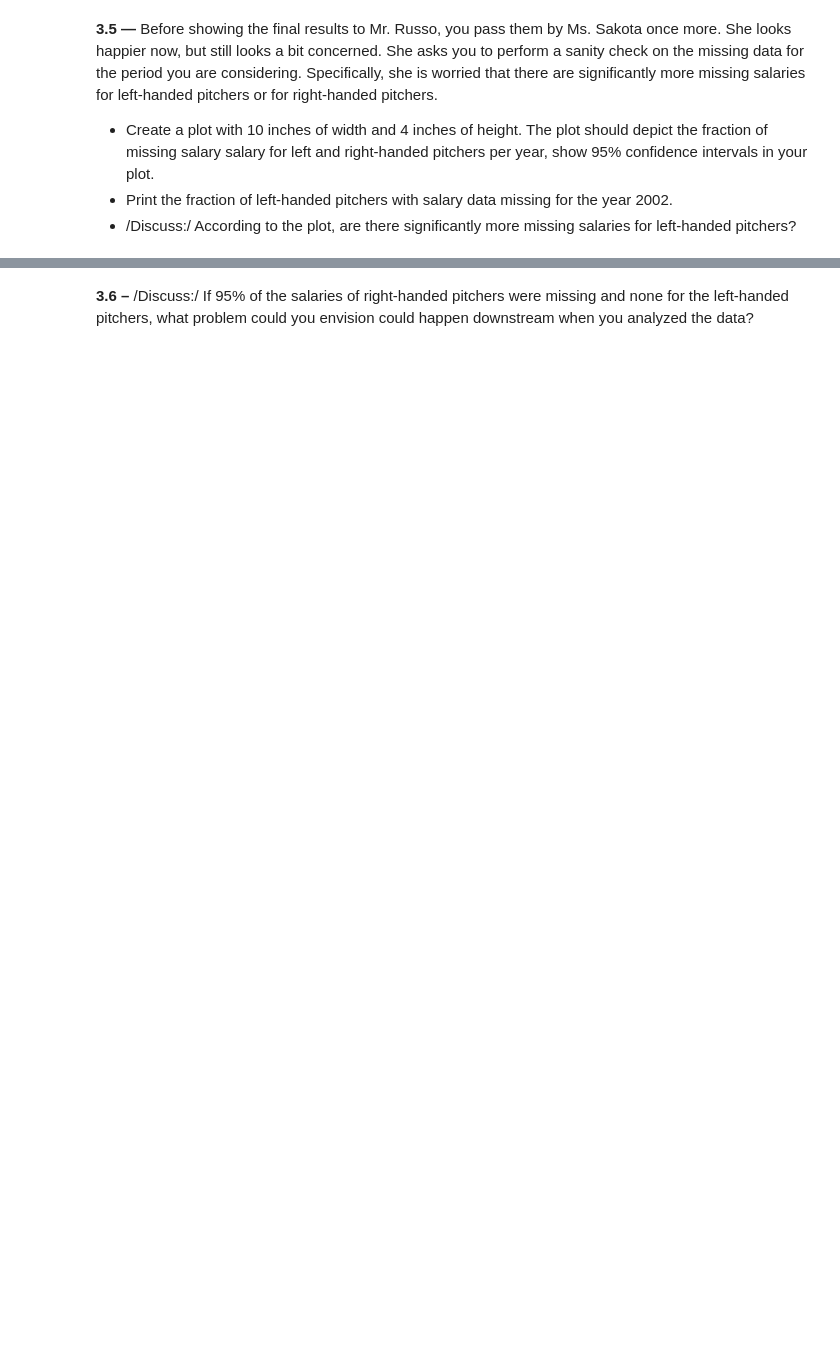
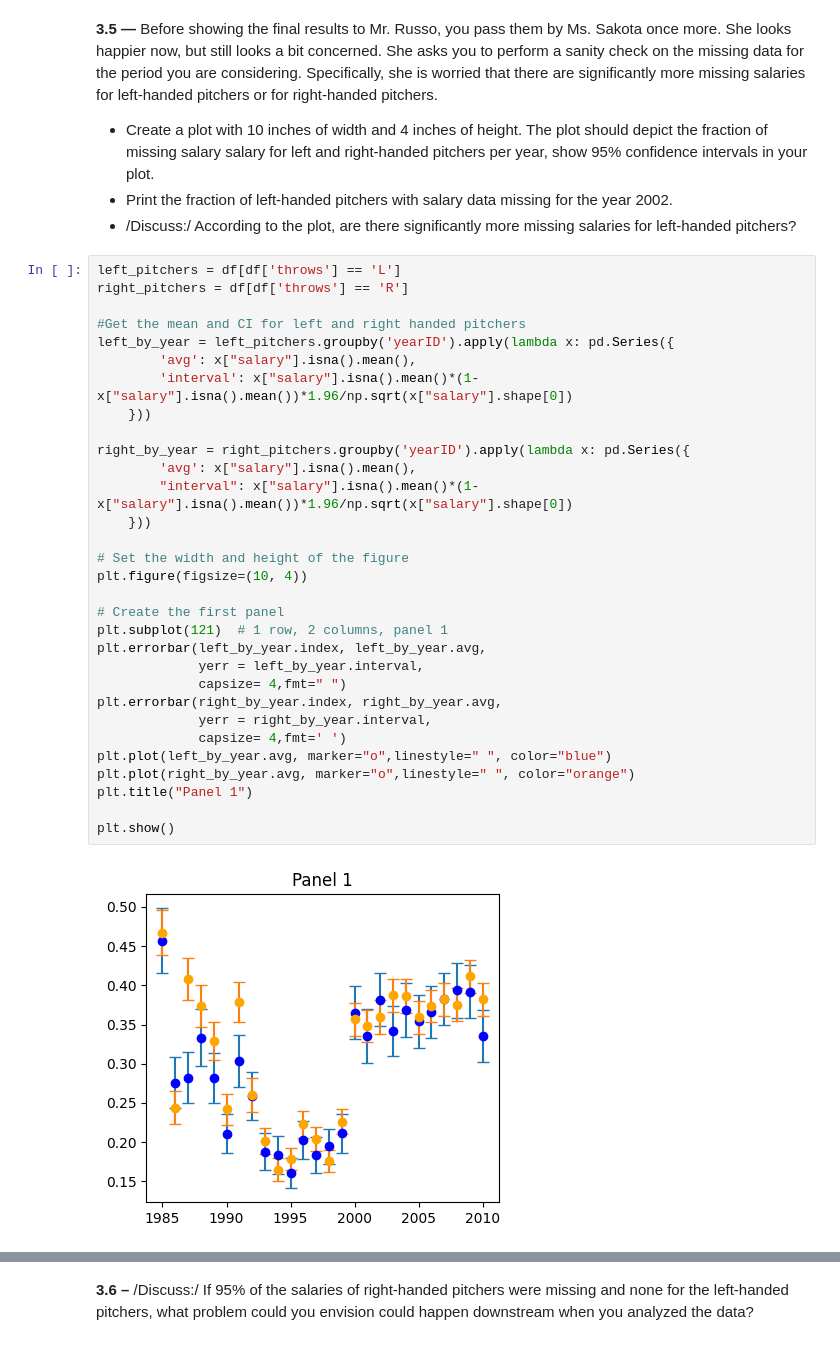
Before and after one commit to benjaminAouzir/FautTrouverUnNomPourADA, a Jupyter notebook: 01 - Pandas Data Wrangling and Data Viz/h1.ipynb, the cells around one changed output, grey strips where cells are left out. Saved outputs shown, nothing was run; the diff lists cells and outputs as text; blank space fills up the shorter version.

```diff
--- a/01 - Pandas Data Wrangling and Data Viz/h1.ipynb
+++ b/01 - Pandas Data Wrangling and Data Viz/h1.ipynb
@@ -469,3 +610,36 @@ Additionally, print, for the year 1999:
 - Create a plot with 10 inches of width and 4 inches of height. The plot should depict the fraction of missing salary  salary for left and right-handed pitchers per year, show 95% confidence intervals in your plot.
 - Print the fraction of left-handed pitchers with salary data missing for the year 2002.
 - /Discuss:/ According to the plot, are there significantly more missing salaries for left-handed pitchers?
+# %%
+left_pitchers = df[df['throws'] == 'L']
+right_pitchers = df[df['throws'] == 'R']
+
+#Get the mean and CI for left and right handed pitchers
+left_by_year = left_pitchers.groupby('yearID').apply(lambda x: pd.Series({
+        'avg': x["salary"].isna().mean(),
+        'interval': x["salary"].isna().mean()*(1-x["salary"].isna().mean())*1.96/np.sqrt(x["salary"].shape[0])
+    }))
+
+right_by_year = right_pitchers.groupby('yearID').apply(lambda x: pd.Series({
+        'avg': x["salary"].isna().mean(),
+        "interval": x["salary"].isna().mean()*(1-x["salary"].isna().mean())*1.96/np.sqrt(x["salary"].shape[0])
+    }))
+
+# Set the width and height of the figure
+plt.figure(figsize=(10, 4))
+
+# Create the first panel
+plt.subplot(121)  # 1 row, 2 columns, panel 1
+plt.errorbar(left_by_year.index, left_by_year.avg,
+             yerr = left_by_year.interval,
+             capsize= 4,fmt=" ")
+plt.errorbar(right_by_year.index, right_by_year.avg,
+             yerr = right_by_year.interval,
+             capsize= 4,fmt=' ')
+plt.plot(left_by_year.avg, marker="o",linestyle=" ", color="blue")
+plt.plot(right_by_year.avg, marker="o",linestyle=" ", color="orange")
+plt.title("Panel 1")
+
+plt.show()
+# %% [output]
+[figure, added]
```
Also changed, not shown: parts of 10 cells of this notebook.
